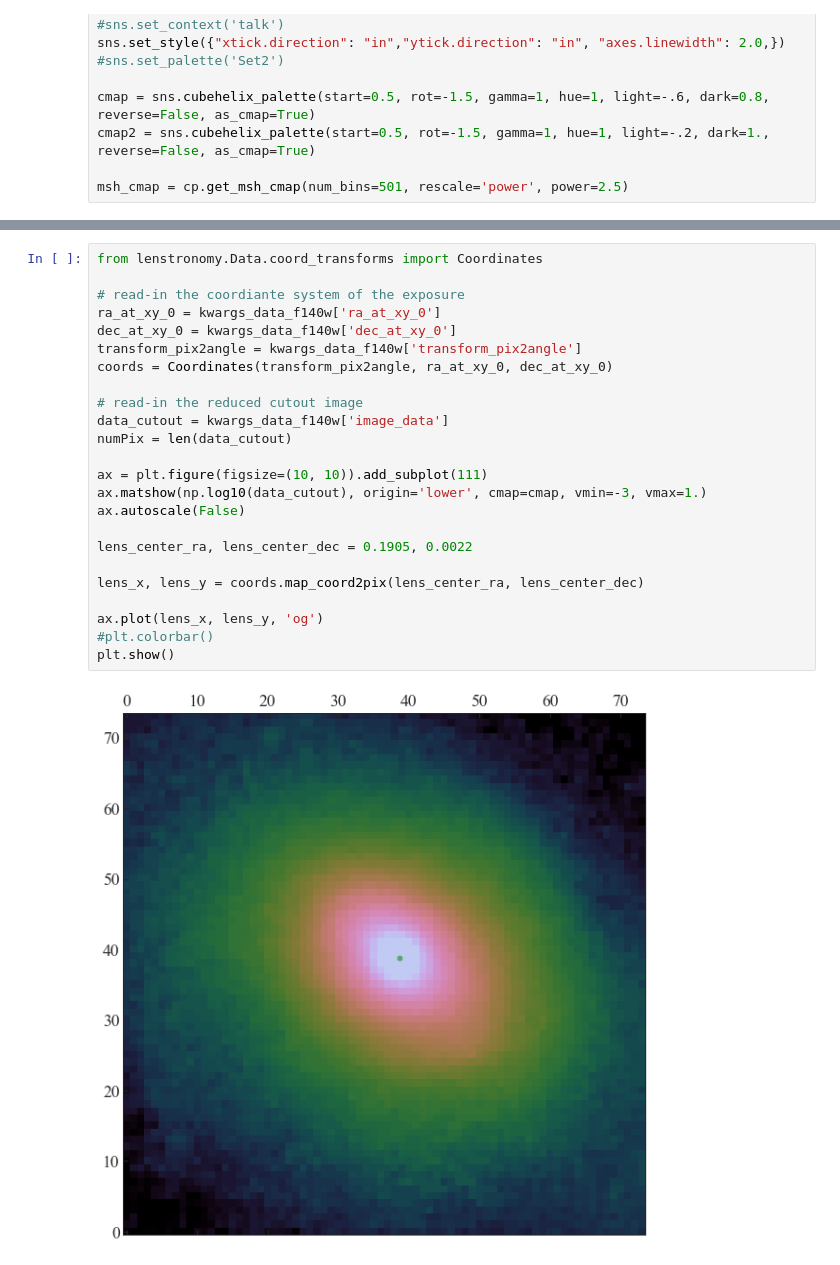
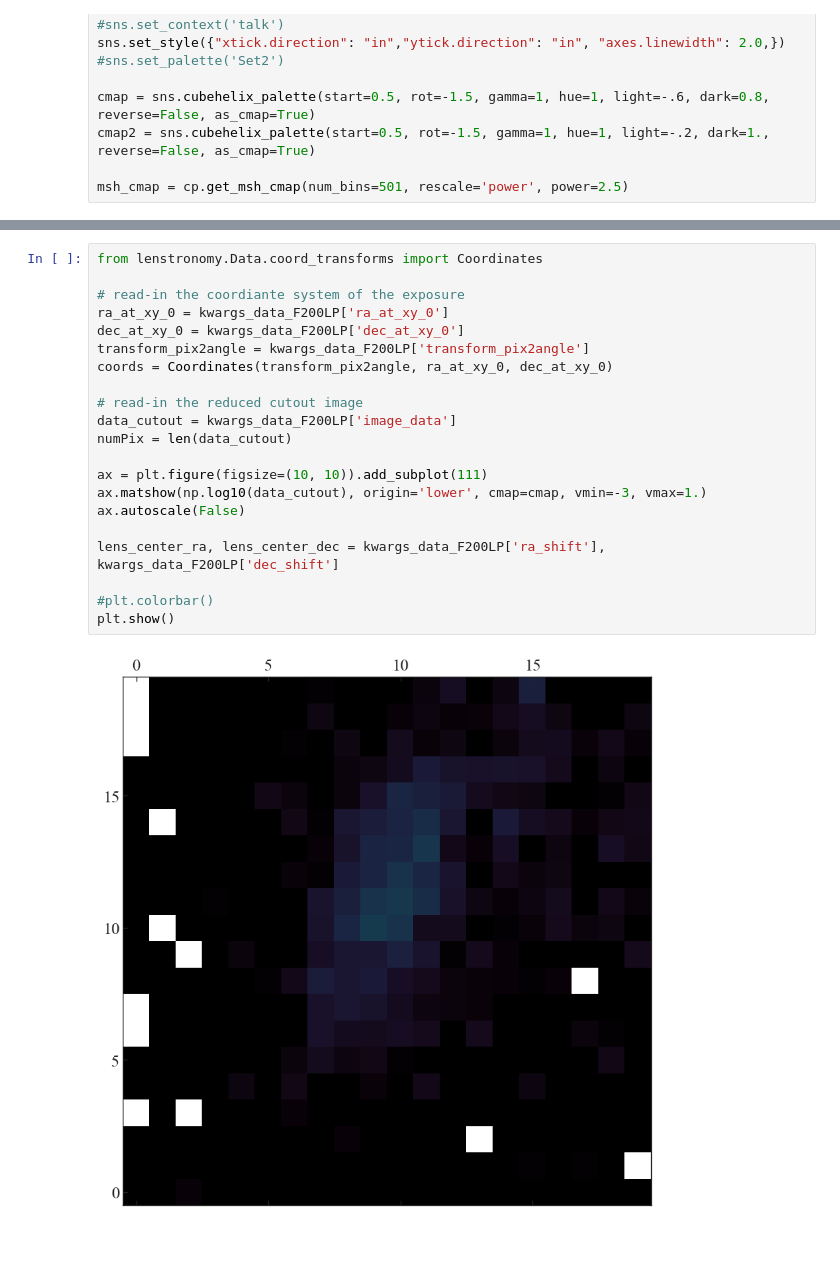
Before and after one commit to hskobe/lenstronomy_extensions, a Jupyter notebook: lenstronomy_extensions/Notebooks/galfitting copy.ipynb, the cells around one changed output, grey strips where cells are left out. Saved outputs shown, nothing was run; the diff lists cells and outputs as text.

```diff
--- a/lenstronomy_extensions/Notebooks/galfitting copy.ipynb
+++ b/lenstronomy_extensions/Notebooks/galfitting copy.ipynb
@@ -100,26 +94,23 @@ kwargs_data_f140w['ra_shift'], kwargs_data_f140w['dec_shift'] = 0.1905, 0.0022
 # %%
 from lenstronomy.Data.coord_transforms import Coordinates
 
 # read-in the coordiante system of the exposure
-ra_at_xy_0 = kwargs_data_f140w['ra_at_xy_0']
-dec_at_xy_0 = kwargs_data_f140w['dec_at_xy_0']
-transform_pix2angle = kwargs_data_f140w['transform_pix2angle']
+ra_at_xy_0 = kwargs_data_F200LP['ra_at_xy_0']
+dec_at_xy_0 = kwargs_data_F200LP['dec_at_xy_0']
+transform_pix2angle = kwargs_data_F200LP['transform_pix2angle']
 coords = Coordinates(transform_pix2angle, ra_at_xy_0, dec_at_xy_0)
 
 # read-in the reduced cutout image
-data_cutout = kwargs_data_f140w['image_data']
+data_cutout = kwargs_data_F200LP['image_data']
 numPix = len(data_cutout)
 
 ax = plt.figure(figsize=(10, 10)).add_subplot(111)
 ax.matshow(np.log10(data_cutout), origin='lower', cmap=cmap, vmin=-3, vmax=1.)
 ax.autoscale(False)
 
-lens_center_ra, lens_center_dec = 0.1905, 0.0022
+lens_center_ra, lens_center_dec = kwargs_data_F200LP['ra_shift'], kwargs_data_F200LP['dec_shift']
 
-lens_x, lens_y = coords.map_coord2pix(lens_center_ra, lens_center_dec)
-
-ax.plot(lens_x, lens_y, 'og')
 #plt.colorbar()
 plt.show()
 # %% [output]
-[figure, old version]
+[figure, new version]
```
Also changed, not shown: parts of 7 cells of this notebook.
